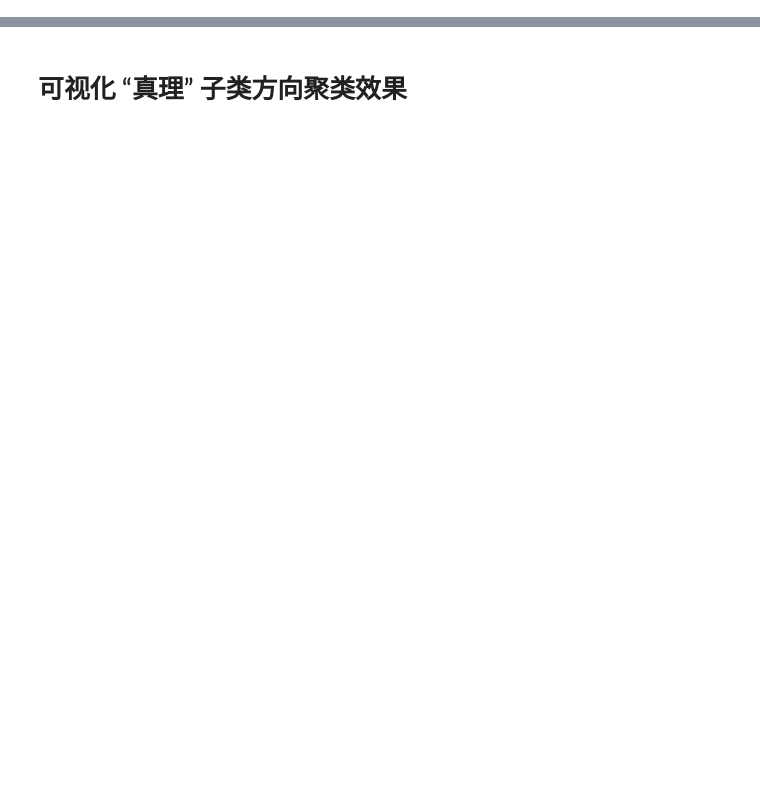
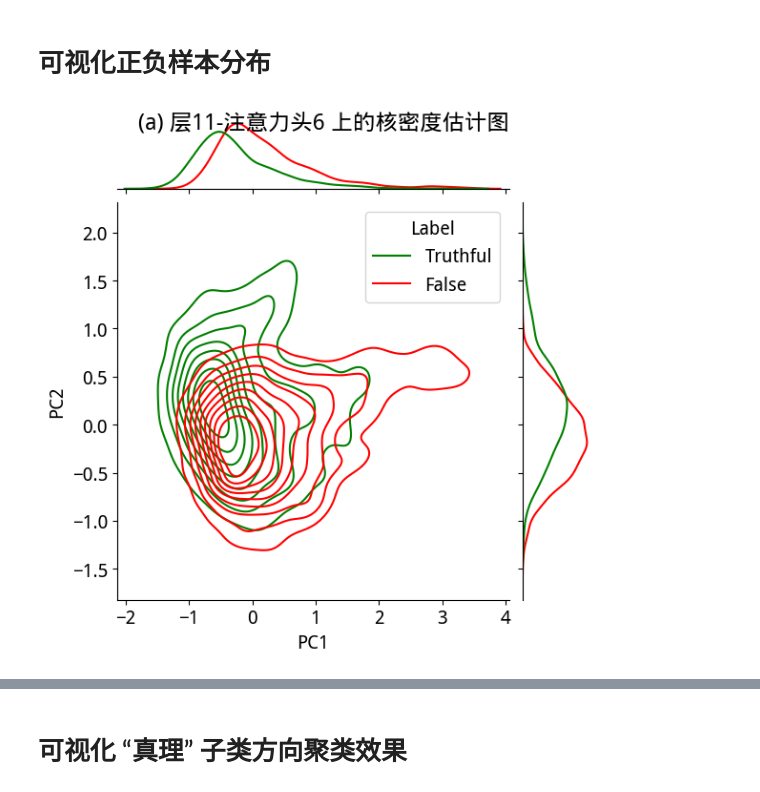
Before and after one commit to XianfengJiao/honest_llm, a Jupyter notebook: visualization/vis_activations_cls.ipynb, the cells around one changed output, grey strips where cells are left out. Saved outputs shown, nothing was run; the diff lists cells and outputs as text; code cells hidden in the pictures; blank space fills up the shorter version.

```diff
--- a/visualization/vis_activations_cls.ipynb
+++ b/visualization/vis_activations_cls.ipynb
@@ -161,0 +178,2 @@ def plot_direction_dist(directions, categories):
+# %% [markdown]
+# 可视化正负样本分布
@@ -161,0 +211,4 @@ def plot_direction_dist(directions, categories):
+# %%
+plot_kde(activation_head_wise, activation_labels, 11, 6)
+# %% [output]
+[figure, added]
```
Also changed, not shown: parts of 12 cells of this notebook, 6 other files.
